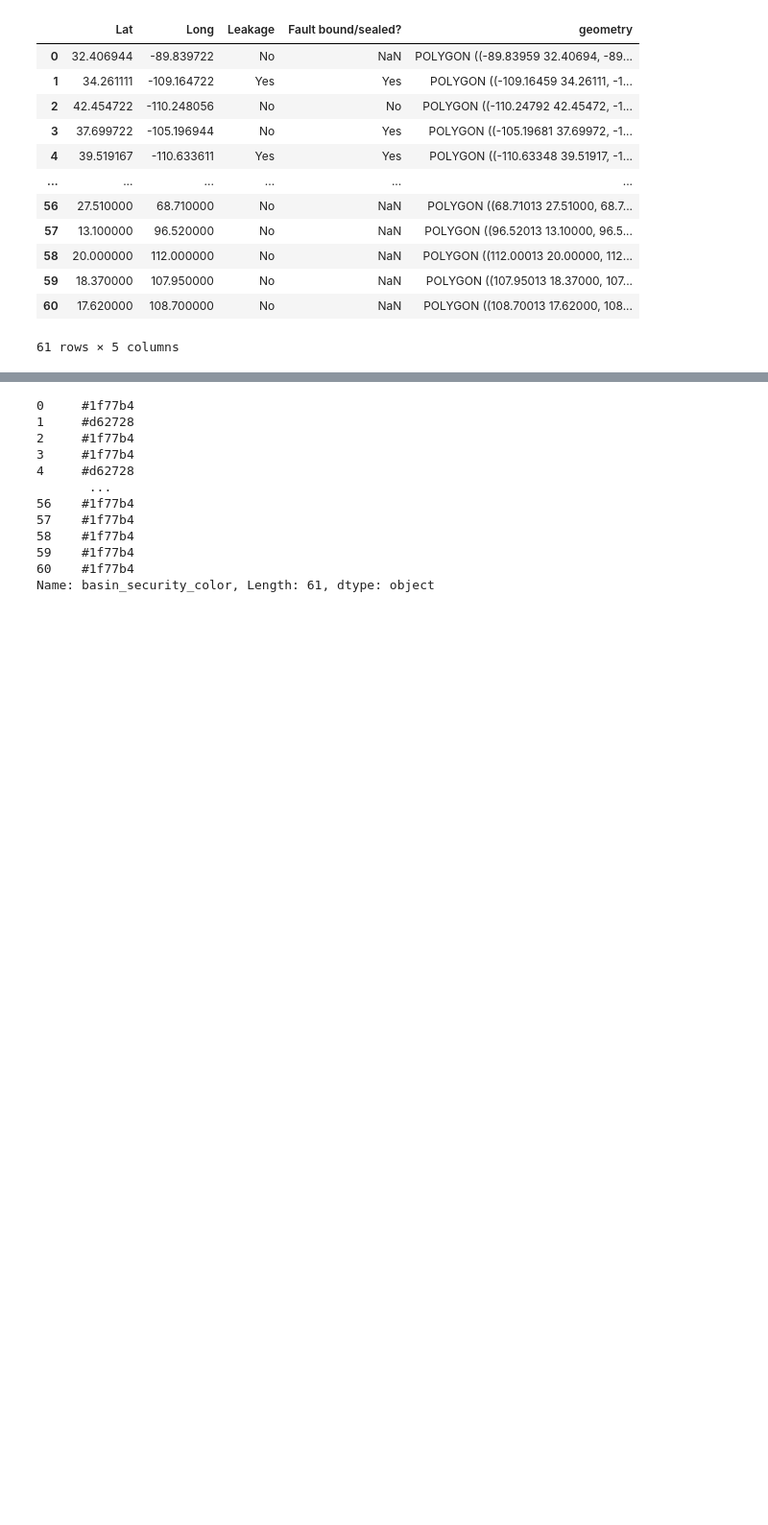
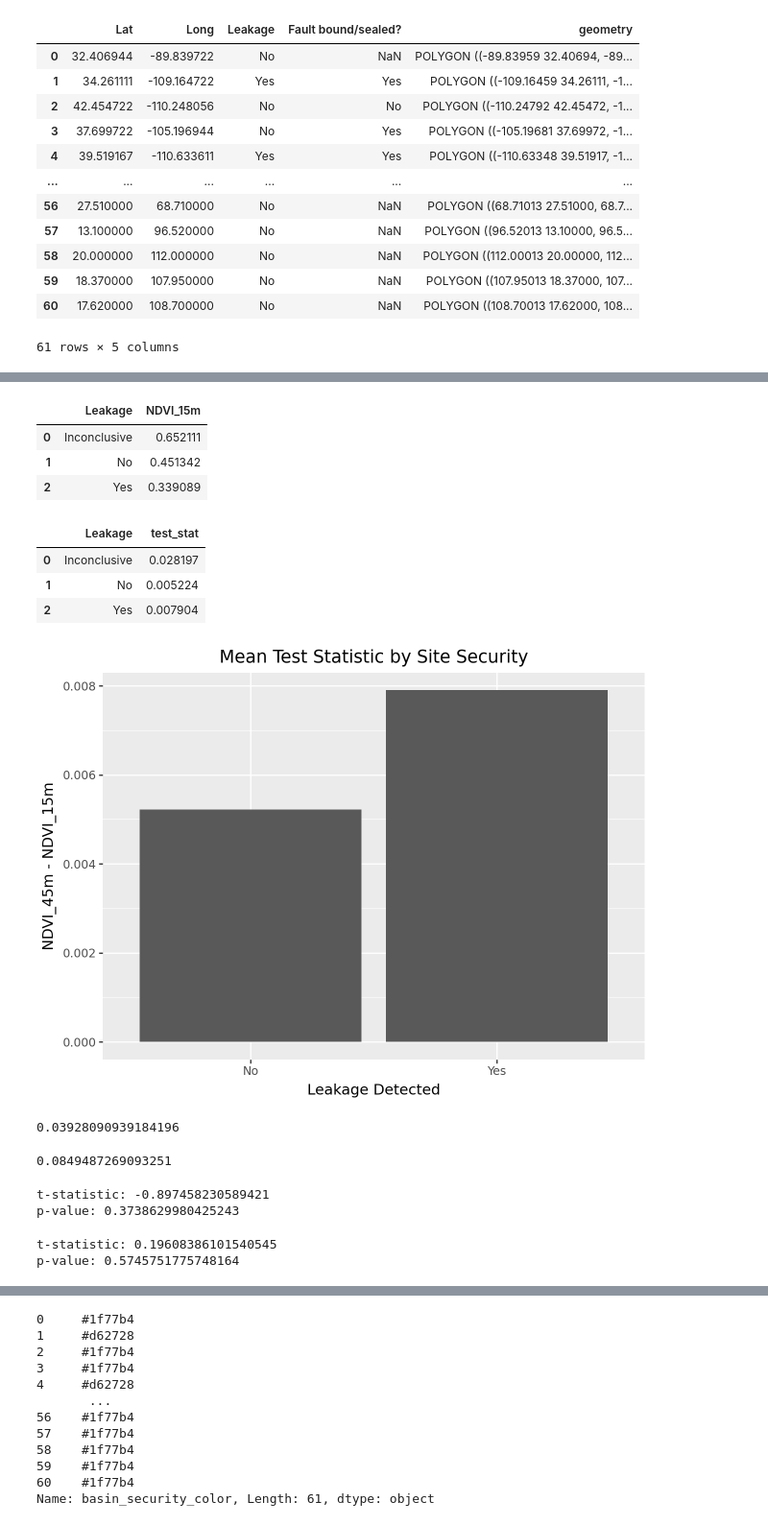
Before and after one commit to lilycastiel/thesis-cgs, a Jupyter notebook: SQ3.ipynb, the cells around one changed output, grey strips where cells are left out. Shown at 96% size. Drawn from its saved outputs; the diff is of its cells as text; code cells hidden in the pictures; blank space fills up the shorter version.

```diff
--- a/SQ3.ipynb
+++ b/SQ3.ipynb
@@ -227,0 +181,5 @@ stats= stats[stats['Leakage'] != 'Inconclusive']
+# %%
+NDVI_45m = []
+for i in range(61):
+    NDVI_45m.append(NDVI_site(buffer_45.iloc[i]))
+    print(i)
@@ -227,0 +204,29 @@ stats= stats[stats['Leakage'] != 'Inconclusive']
+# %%
+miocic_gdf['NDVI_15m'] = NDVI_15m
+miocic_gdf['NDVI_45m'] = NDVI_45m
+# %%
+miocic_gdf['test_stat'] =  miocic_gdf['NDVI_45m'] - miocic_gdf['NDVI_15m']
+# %%
+grouped = miocic_gdf.groupby('Leakage')[['NDVI_15m']].mean().reset_index()
+grouped
+# %% [output]
+|  | Leakage | NDVI_15m |
+| 0 | Inconclusive | 0.652111 |
+| 1 | No | 0.451342 |
+| 2 | Yes | 0.339089 |
+# %%
+grouped = miocic_gdf.groupby('Leakage')[['test_stat']].mean().reset_index()
+grouped
+# %% [output]
+|  | Leakage | test_stat |
+| 0 | Inconclusive | 0.028197 |
+| 1 | No | 0.005224 |
+| 2 | Yes | 0.007904 |
+# %%
+(ggplot(grouped[grouped['Leakage'] != 'Inconclusive'], aes(x='Leakage', y='test_stat'))
+ + geom_bar(stat='identity')  # use the values directly
+ + labs(title='Mean Test Statistic by Site Security',
+        x='Leakage Detected',
+        y='NDVI_45m - NDVI_15m'))
+# %% [output]
+[figure, added]
@@ -227,0 +242,34 @@ stats= stats[stats['Leakage'] != 'Inconclusive']
+# %%
+np.var(miocic_gdf[miocic_gdf['Leakage'] == 'Yes']['NDVI_15m'])
+# %% [output]
+0.03928090939184196
+# %%
+np.var(miocic_gdf[miocic_gdf['Leakage'] == 'No']['NDVI_15m'])
+# %% [output]
+0.0849487269093251
+# %%
+# Split into two groups
+ndvi_leak = miocic_gdf[miocic_gdf['Leakage'] == 'Yes']['NDVI_15m']
+ndvi_no_leak = miocic_gdf[miocic_gdf['Leakage'] == 'No']['NDVI_15m']
+
+# Run t-test
+tstat, pval = ttest_ind(ndvi_leak, ndvi_no_leak, nan_policy='omit')
+
+print("t-statistic:", tstat)
+print("p-value:", pval)
+# %% [output]
+t-statistic: -0.897458230589421
+p-value: 0.3738629980425243
+# %%
+# Split into two groups
+ndvi_leak = miocic_gdf[miocic_gdf['Leakage'] == 'Yes']['test_stat']
+ndvi_no_leak = miocic_gdf[miocic_gdf['Leakage'] == 'No']['test_stat']
+
+# Run t-test
+tstat, pval = ttest_ind(ndvi_leak, ndvi_no_leak, alternative = 'less', equal_var= False, nan_policy='omit')
+
+print("t-statistic:", tstat)
+print("p-value:", pval)
+# %% [output]
+t-statistic: 0.19608386101540545
+p-value: 0.5745751775748164
```
Also changed, not shown: parts of 20 cells of this notebook, 1 other file.
